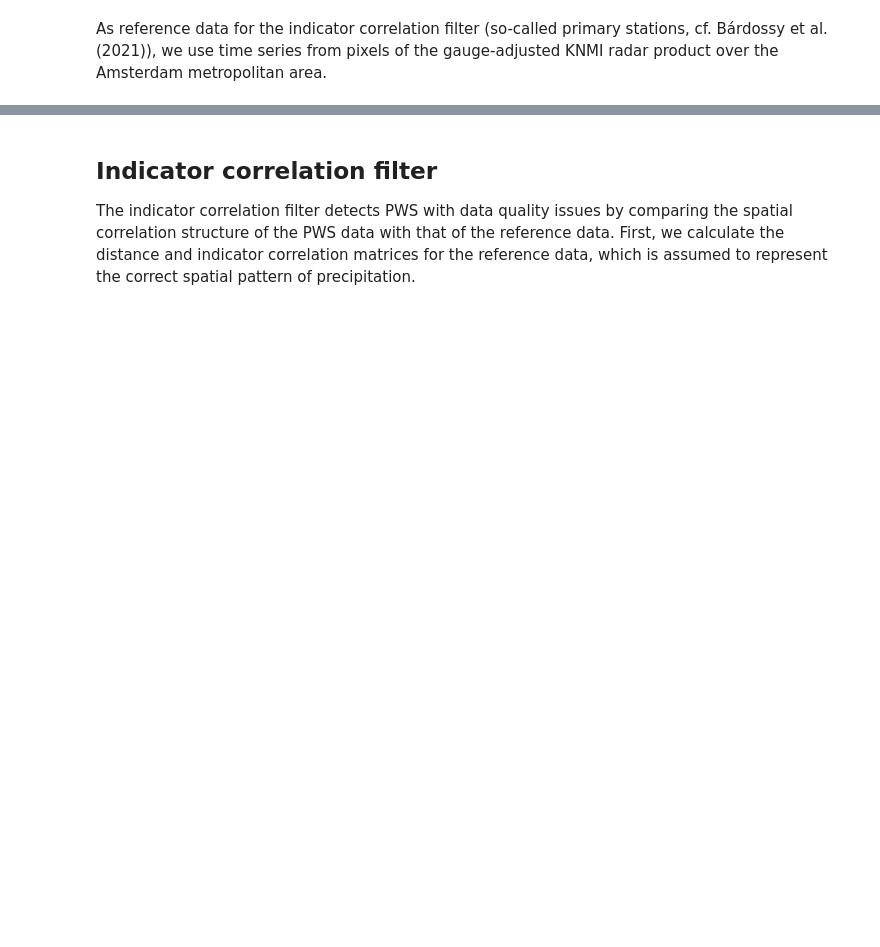
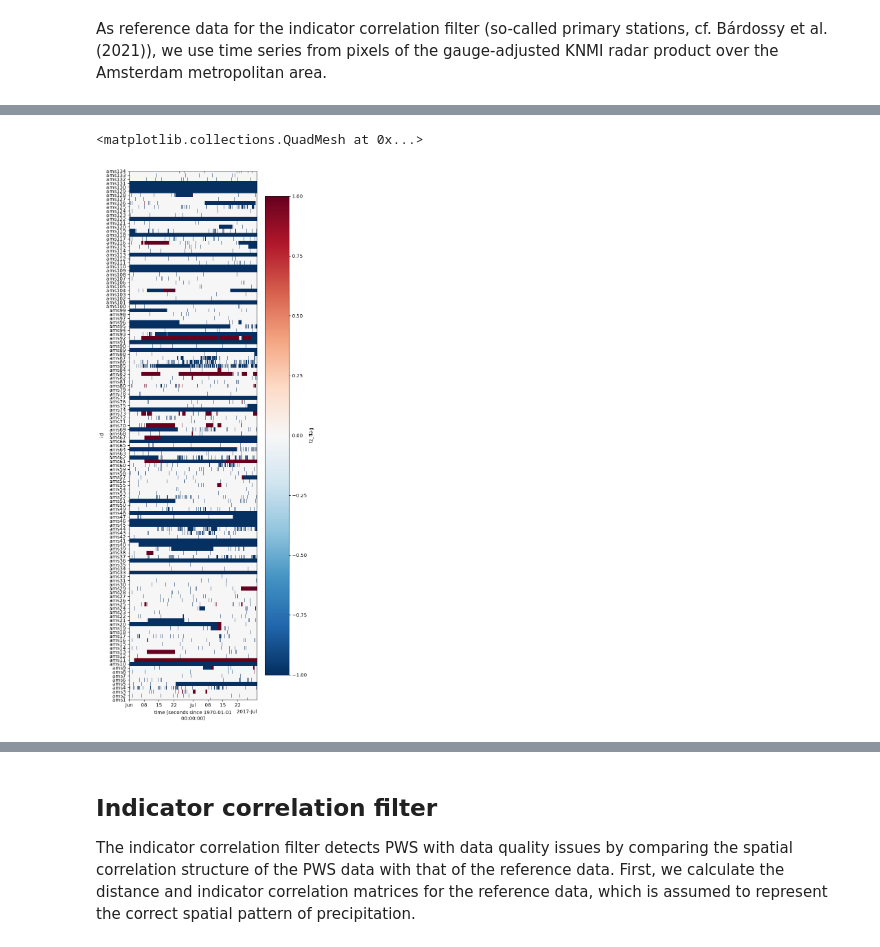
Before and after one commit to OpenSenseAction/OpenSenseAction.github.io, a Jupyter notebook: software-ecosystem/pypwsqc.ipynb, the cells around one changed output, grey strips where cells are left out. Cells and saved outputs as stored; diff of their text form; code cells hidden in the pictures; blank space fills up the shorter version.

Commit message:
WIP update of pypwsqc notebook

```diff
--- a/software-ecosystem/pypwsqc.ipynb
+++ b/software-ecosystem/pypwsqc.ipynb
@@ -31,0 +60,3 @@ ds_pws
+# %%
+ds_pws = ds_pws.sel(time=slice("2017-06-01", "2017-07-30"))
+ds_pws
@@ -44,0 +129,20 @@ ds_ref
+# %%
+distance_matrix = plg.spatial.calc_point_to_point_distances(ds_pws, ds_pws)
+# %%
+max_distance = 10e3
+
+nint = 6
+n_stat = 5
+
+ds_pws_flagged = pypwsqc.flagging.fz_filter(
+    ds_pws=ds_pws,
+    nint=nint,
+    n_stat=n_stat,
+    distance_matrix=distance_matrix,
+    max_distance=max_distance,
+)
+# %%
+ds_pws_flagged.fz_flag.plot(cmap='RdBu_r', figsize=(6, 20))
+# %% [output]
+<matplotlib.collections.QuadMesh at 0x...>
+[figure, added]
```
Also changed, not shown: parts of 16 cells of this notebook.
